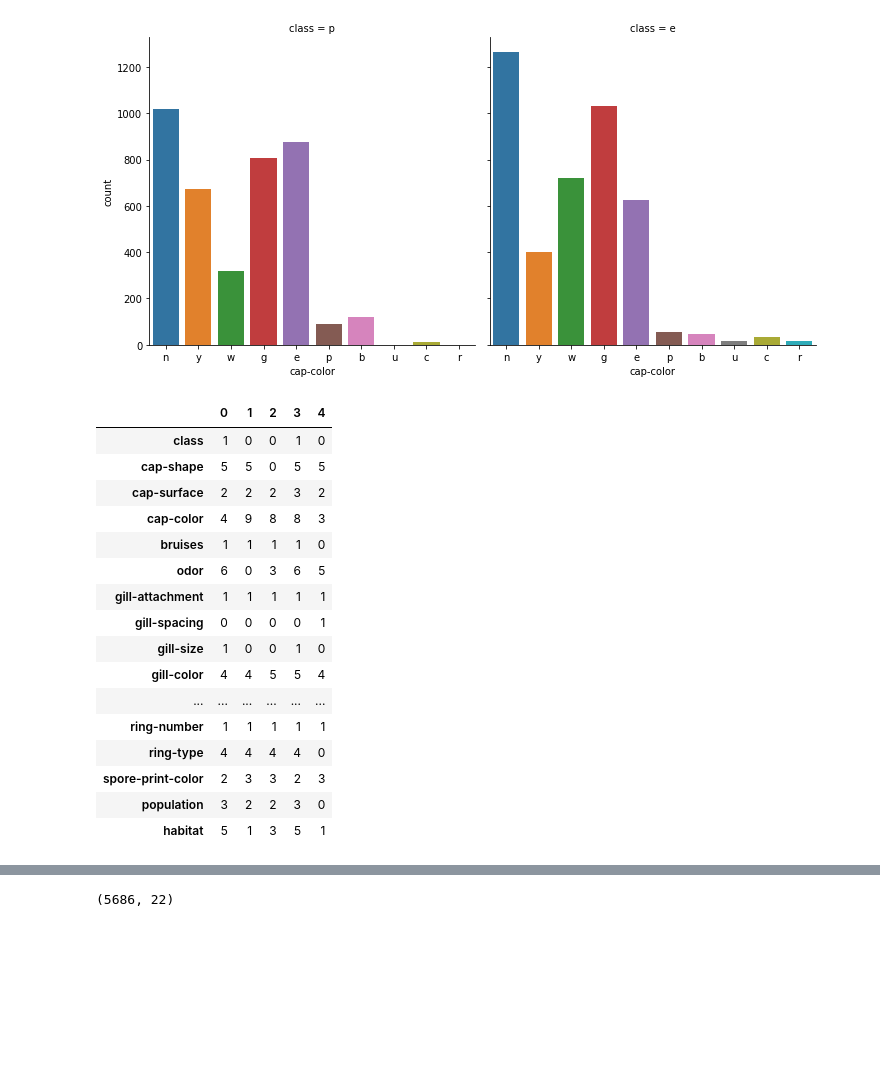
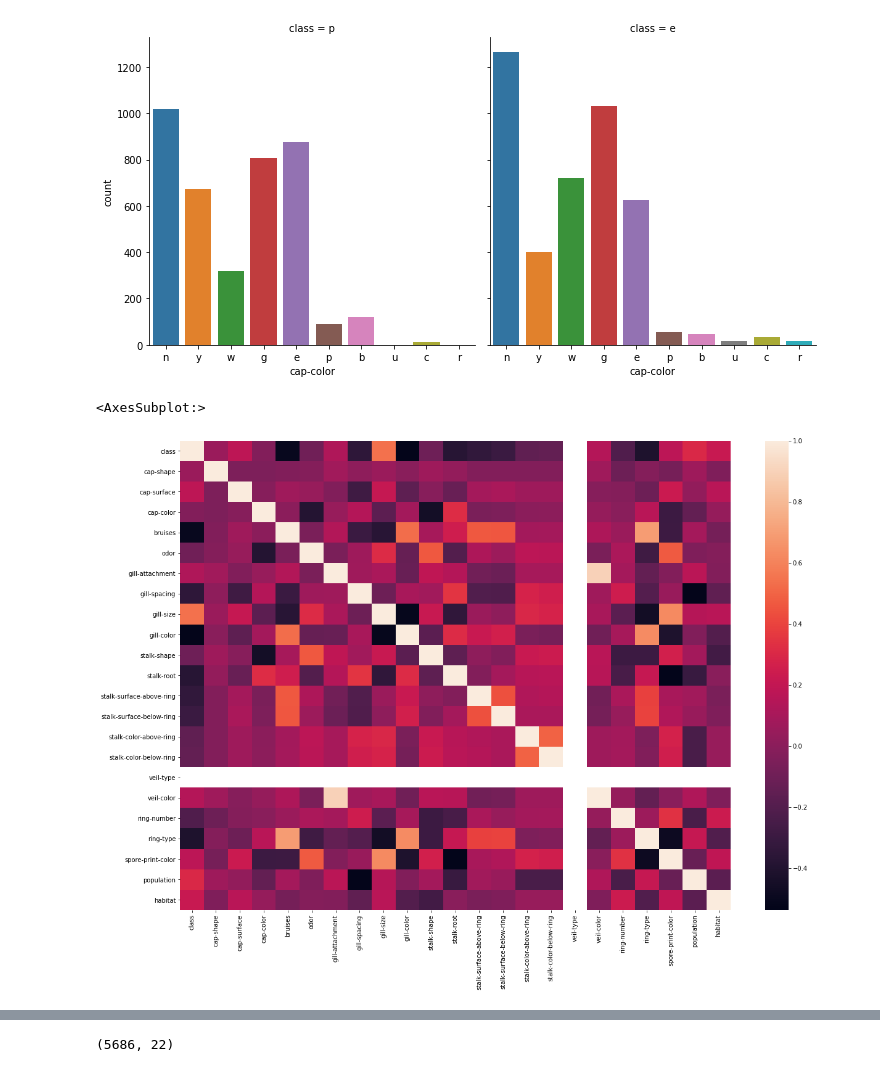
Before and after one commit to DawOp/Mushroom-Classification, a Jupyter notebook: mushroom.ipynb, the cells around one changed output, grey strips where cells are left out. Saved outputs shown, nothing was run; the diff lists cells and outputs as text; code cells hidden in the pictures; blank space fills up the shorter version.

```diff
--- a/mushroom.ipynb
+++ b/mushroom.ipynb
@@ -127,22 +145,10 @@ for column in range(len(data.columns)):
 X = data.drop(['class'] , axis = 1)
 y = data['class']
+# %%
+plt.subplots(figsize=(20, 14))
+sns.heatmap(data.corr())
+# %% [output]
+<AxesSubplot:>
+[figure, added]
 # %%
-data.head().T
+data = data.drop(columns=["veil-type"])
-# %% [output]
-|  | 0 | 1 | 2 | 3 | 4 |
-| class | 1 | 0 | 0 | 1 | 0 |
-| cap-shape | 5 | 5 | 0 | 5 | 5 |
-| cap-surface | 2 | 2 | 2 | 3 | 2 |
-| cap-color | 4 | 9 | 8 | 8 | 3 |
-| bruises | 1 | 1 | 1 | 1 | 0 |
-| odor | 6 | 0 | 3 | 6 | 5 |
-| gill-attachment | 1 | 1 | 1 | 1 | 1 |
-| gill-spacing | 0 | 0 | 0 | 0 | 1 |
-| gill-size | 1 | 0 | 0 | 1 | 0 |
-| gill-color | 4 | 4 | 5 | 5 | 4 |
-| ... | ... | ... | ... | ... | ... |
-| ring-number | 1 | 1 | 1 | 1 | 1 |
-| ring-type | 4 | 4 | 4 | 4 | 0 |
-| spore-print-color | 2 | 3 | 3 | 2 | 3 |
-| population | 3 | 2 | 2 | 3 | 0 |
-| habitat | 5 | 1 | 3 | 5 | 1 |
```
Also changed, not shown: parts of 14 cells of this notebook.
